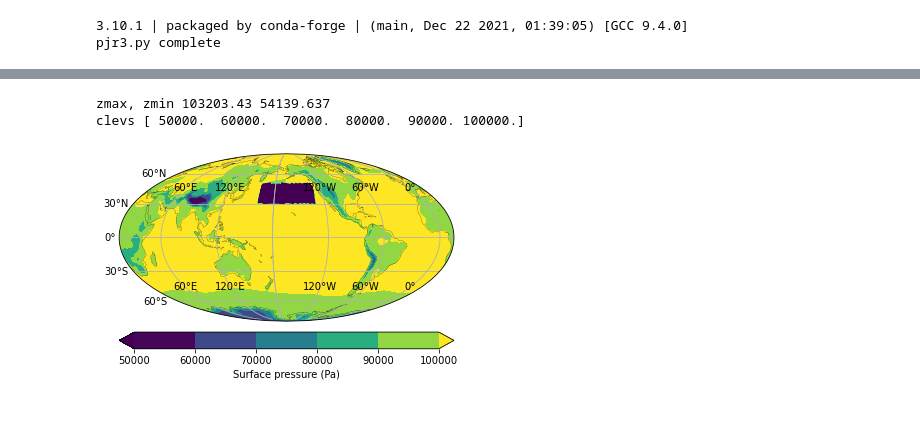
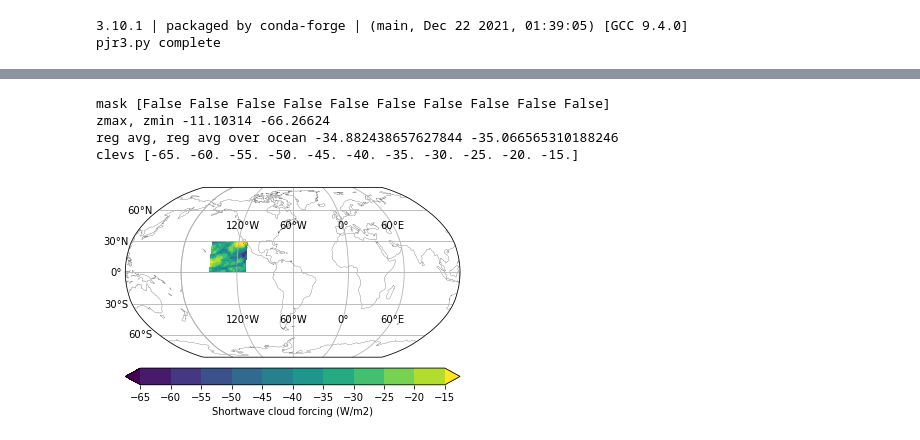
Before and after one commit to philrasch/PhilsPython, a Jupyter notebook: Examples/region_sfctype_anal.ipynb, the cells around one changed output, grey strips where cells are left out. Saved outputs shown, nothing was run; the diff lists cells and outputs as text; code cells hidden in the pictures.

```diff
--- a/Examples/region_sfctype_anal.ipynb
+++ b/Examples/region_sfctype_anal.ipynb
@@ -215,41 +155,60 @@ V4 ocean region fraction of total ocean surface  0.038017809032069756
 # %%
+# for one region
+# calculate area average of a field for region and ocean within region
+# then plot after simple conversion to lat/lon grid
 
 xi = np.linspace(0, 360, 721)  # to regrid to 1/2 degree
 yi = np.linspace(-90, 90, 361)  # to regrid to 1/2 degree
 
-data = DS['PS'].squeeze()
-#data_regridded = griddata((lon, lat), data2d, (xi[None,:], yi[:,None]), method='linear')\
+mask = DS['NEP']
+#mask = DS['lon'] < 999.# boolian array of True
+print('mask',mask.values[0:10])
+
+ind = np.where(~mask.values)
+data = DS['SWCF'].squeeze()
+wts = DS['area'].copy().squeeze()
+wts[ind] = np.nan
 data2d = data.copy().squeeze()
+data2d[ind] = np.nan
 zmax = data2d.max().values
 zmin = data2d.min().values
 print ('zmax, zmin', zmax, zmin)
-data2d[ind] = 0.
+
+# regional average, then ocean area average using data on cubed sphere
+RA = (data2d*wts).squeeze().sum()/wts.sum()
+VO = (data2d*OF*wts).squeeze().sum()/(OF*wts).sum()
+print('reg avg, reg avg over ocean', RA.values, VO.values)
+
+#data_regridded = griddata((lon, lat), data2d, (xi[None,:], yi[:,None]), method='linear')\
 data_regridded = interp_to_latlon(data2d.values,lat,lon,yi,xi)
 df = data_regridded.flatten()
 dsub = df[np.isfinite(df)] # ignore NaN
 
 dataproj=ccrs.PlateCarree()    # data is always assumed to be lat/lon
 clon = (xleft+xright)/2.
 #plotproj=ccrs.Orthographic(central_latitude=-0, central_longitude=clon)   # any projections should work
 plotproj=ccrs.Mollweide(central_longitude=clon)   # any projections should work
+plotproj=ccrs.Robinson(central_longitude=-60)   # any projections should work
 #plotproj=ccrs.Orthographic(central_latitude=-50)   # any projections should work
 ax = plt.axes(projection=plotproj)
 ax.set_global()
 ax.coastlines(linewidth=0.2)
-clevs = findNiceContours(np.array([zmin,zmax]),nlevs=5)
+clevs = findNiceContours(np.array([zmin,zmax]),nlevs=10)
 print('clevs',clevs)
 pl = ax.contourf(xi, yi, data_regridded, clevs, vmin=zmin, vmax=zmax,  extend='both', transform=ccrs.PlateCarree())
 # Add colorbar to plot
 cb = plt.colorbar(
     pl, orientation='horizontal',ticks=clevs,
     label='%s (%s)'%(data.long_name, data.units), pad=0.05
 )
 ax.gridlines(draw_labels=True, dms=True, x_inline=True, y_inline=False)
 xx = plt.show
 # %% [output]
-zmax, zmin 103203.43 54139.637
-clevs [ 50000.  60000.  70000.  80000.  90000. 100000.]
+mask [False False False False False False False False False False]
+zmax, zmin -11.10314 -66.26624
+reg avg, reg avg over ocean -34.882438657627844 -35.066565310188246
+clevs [-65. -60. -55. -50. -45. -40. -35. -30. -25. -20. -15.]
-[figure, old version]
+[figure, new version]
 # %%
 
 inCmd='ncdump -v time '+indir+' | grep "FRAC.*="'
```
Also changed, not shown: parts of 21 cells of this notebook, 2 other files.
